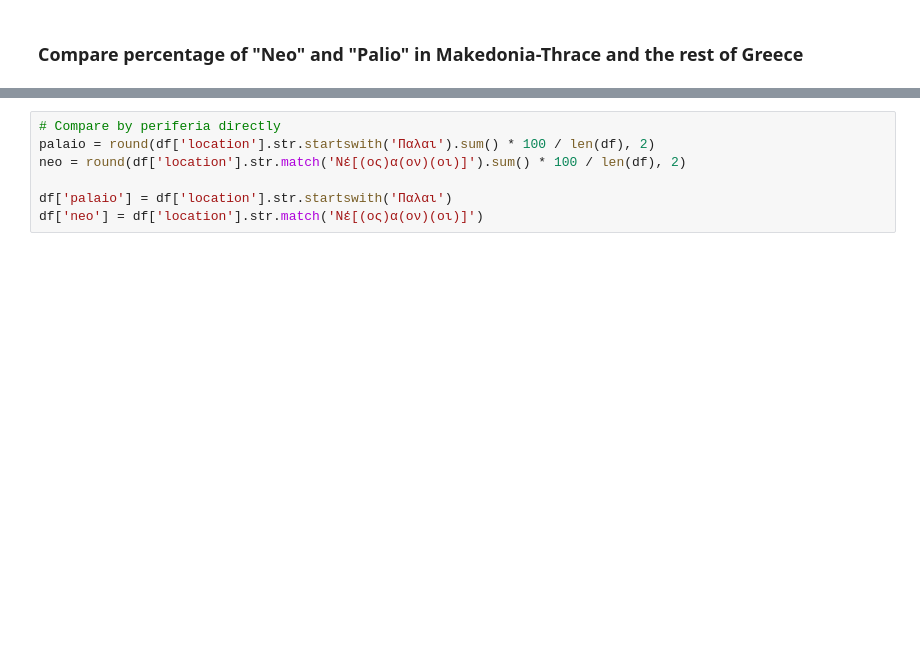
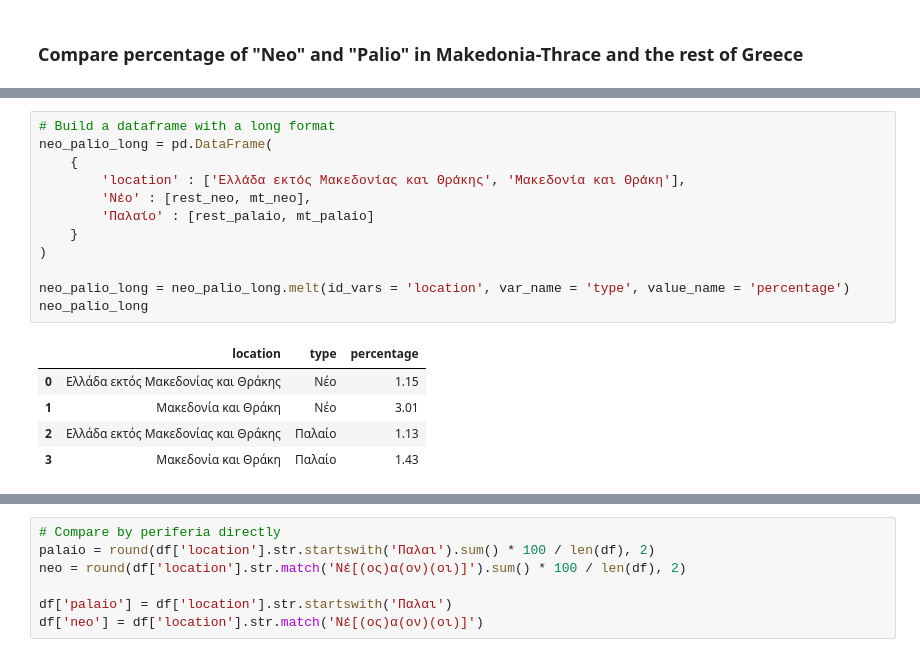
Before and after one commit to jgchaparro/HellasDB-Toponym-research, a Jupyter notebook: main.ipynb, the cells around one changed output, grey strips where cells are left out. Drawn from its saved outputs; the diff is of its cells as text; blank space fills up the shorter version.

```diff
--- a/main.ipynb
+++ b/main.ipynb
@@ -1412,0 +1509,18 @@ plt.savefig('neo_palio_distribution.png')
+# %%
+# Build a dataframe with a long format
+neo_palio_long = pd.DataFrame(
+    {
+        'location' : ['Ελλάδα εκτός Μακεδονίας και Θράκης', 'Μακεδονία και Θράκη'],
+        'Νέο' : [rest_neo, mt_neo],
+        'Παλαίο' : [rest_palaio, mt_palaio]
+    }
+)
+
+neo_palio_long = neo_palio_long.melt(id_vars = 'location', var_name = 'type', value_name = 'percentage')
+neo_palio_long
+# %% [output]
+|  | location | type | percentage |
+| 0 | Ελλάδα εκτός Μακεδονίας και Θράκης | Νέο | 1.15 |
+| 1 | Μακεδονία και Θράκη | Νέο | 3.01 |
+| 2 | Ελλάδα εκτός Μακεδονίας και Θράκης | Παλαίο | 1.13 |
+| 3 | Μακεδονία και Θράκη | Παλαίο | 1.43 |
```
Also changed, not shown: parts of 24 cells of this notebook, 7 other files.
